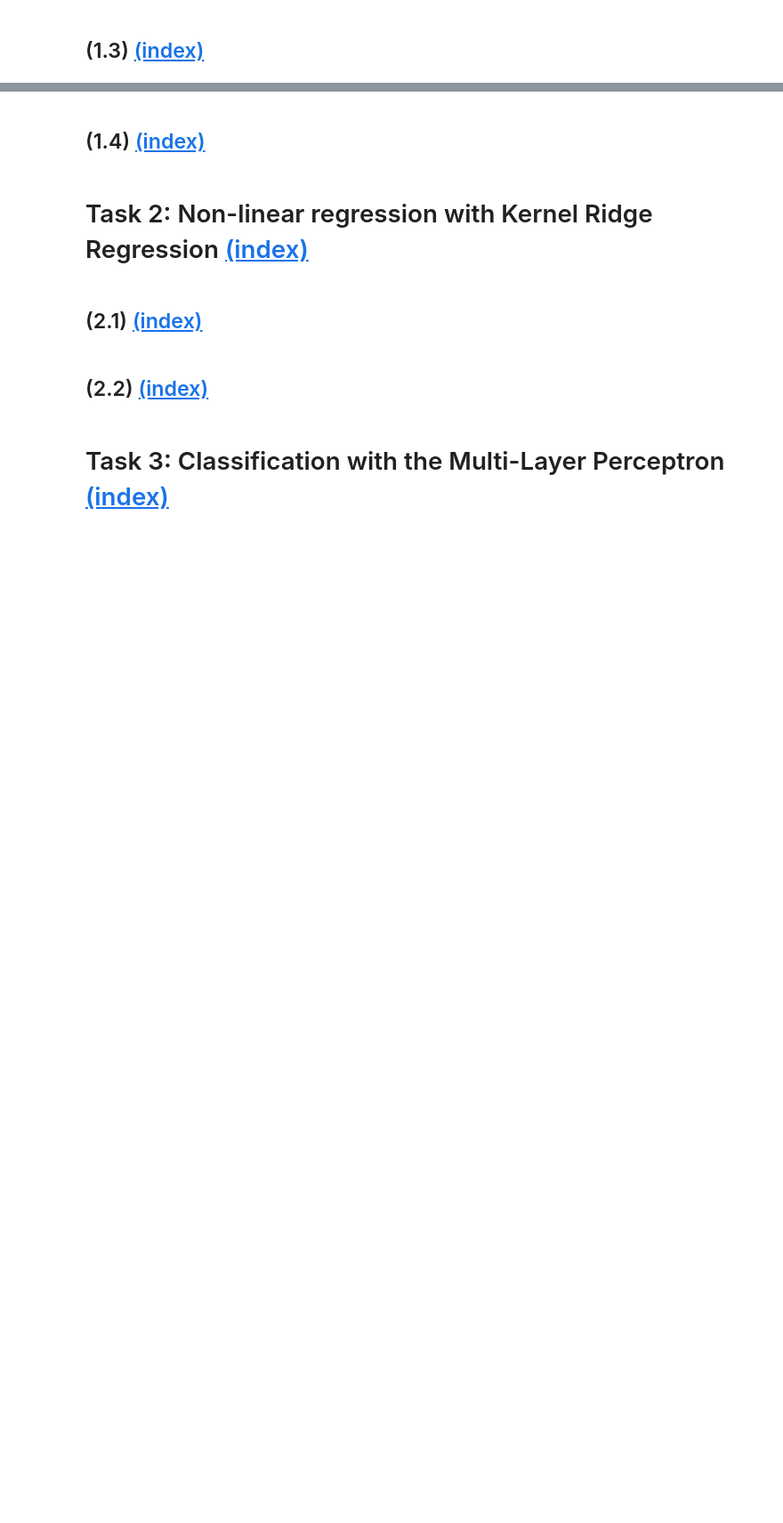
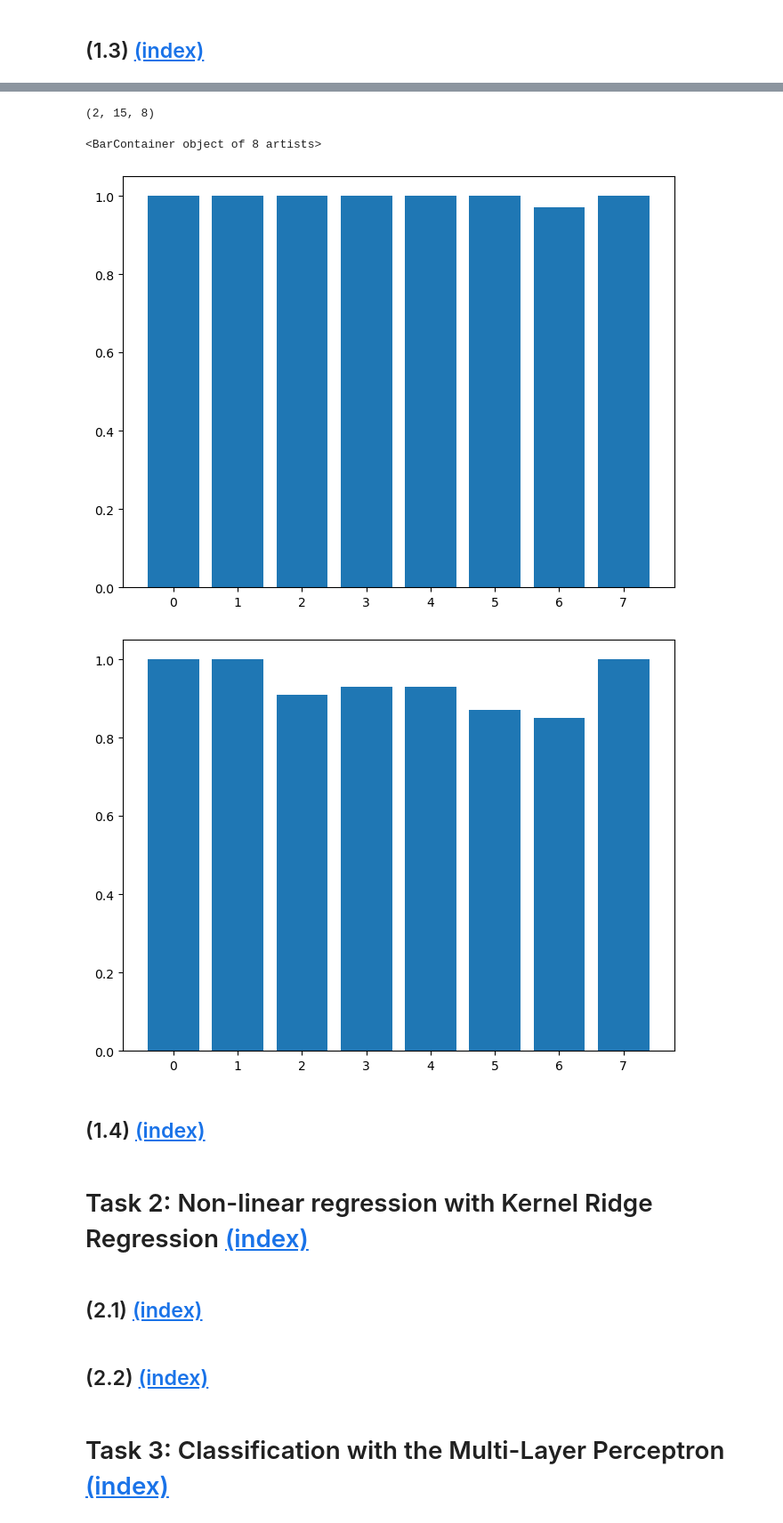
Before and after one commit to alisaklymchuk/data_science_math60026, a Jupyter notebook: 02455568_coursework1.ipynb, the cells around one changed output, grey strips where cells are left out. Shown at 89% size. Drawn from its saved outputs; the diff is of its cells as text; code cells hidden in the pictures; blank space fills up the shorter version.

```diff
--- a/02455568_coursework1.ipynb
+++ b/02455568_coursework1.ipynb
@@ -315,3 +408,19 @@ plt.plot(log_lambdas, Ds[1])
+# %%
+idx = 8
+probs_arr = np.array(prob_paths_Ns)
+print(probs_arr.shape)
+
+probs_last_lambda = probs_arr[:, idx, :]
+
+plt.figure(figsize=(8, 6))
+plt.bar(np.arange(8), probs_last_lambda[0])
+plt.figure(figsize=(8, 6))
+plt.bar(np.arange(8), probs_last_lambda[1])
+# %% [output]
+(2, 15, 8)
+<BarContainer object of 8 artists>
+[figure, added]
+[figure, added]
 # %% [markdown]
 <a name="task-14"></a>
 
```
Also changed, not shown: parts of 7 cells of this notebook.
